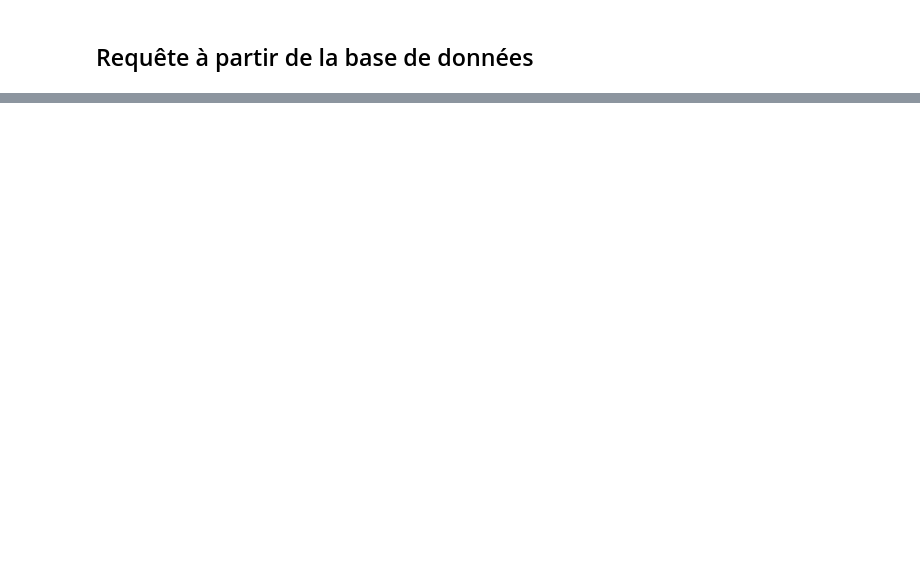
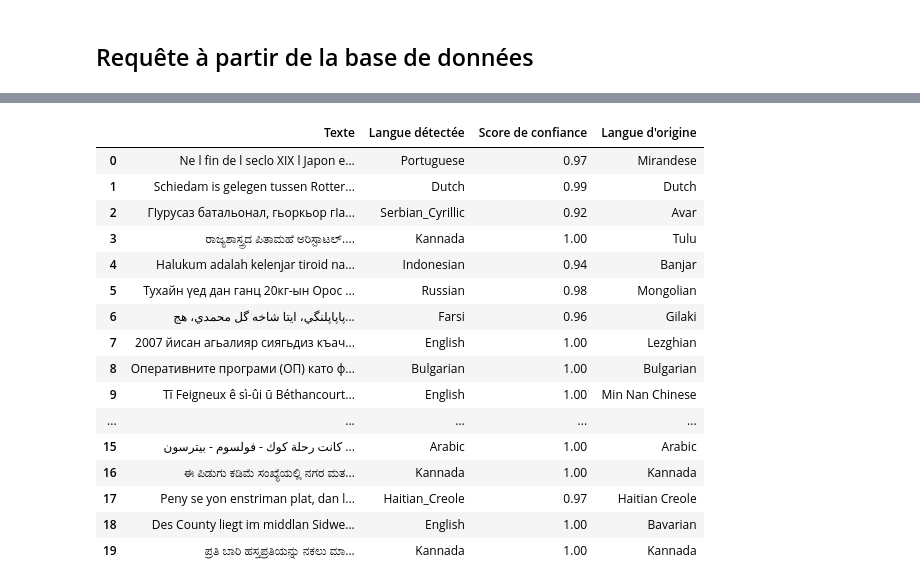
Before and after one commit to SanaeSaccomano/La-visite-commence-ici, a Jupyter notebook: A la découverte du métier/Notebook_Text_Analytics.ipynb, the cells around one changed output, grey strips where cells are left out. Saved outputs shown, nothing was run; the diff lists cells and outputs as text; code cells hidden in the pictures; blank space fills up the shorter version.

```diff
--- a/A la découverte du métier/Notebook_Text_Analytics.ipynb
+++ b/A la découverte du métier/Notebook_Text_Analytics.ipynb
@@ -195,0 +212,21 @@ df_detection_langue(client, texte)
+# %%
+resultat = pd.concat([df, x_text['label_english']], axis=1).rename(columns={"label_english": "Langue d'origine"})
+resultat.head(20)
+# %% [output]
+|  | Texte | Langue détectée | Score de confiance | Langue d'origine |
+| 0 | Ne l fin de l seclo XIX l Japon e... | Portuguese | 0.97 | Mirandese |
+| 1 | Schiedam is gelegen tussen Rotter... | Dutch | 0.99 | Dutch |
+| 2 | ГIурусаз батальонал, гьоркьор гIа... | Serbian_Cyrillic | 0.92 | Avar |
+| 3 | ರಾಜ್ಯಶಾಸ್ತ್ರದ ಪಿತಾಮಹೆ ಅರಿಸ್ಟಾಟಲ್.... | Kannada | 1.00 | Tulu |
+| 4 | Halukum adalah kelenjar tiroid na... | Indonesian | 0.94 | Banjar |
+| 5 | Тухайн үед дан ганц 20кг-ын Орос ... | Russian | 0.98 | Mongolian |
+| 6 | پاپاپلنگي، ايتا شاخه گل محمدي، هج... | Farsi | 0.96 | Gilaki |
+| 7 | 2007 йисан агьалияр сиягьдиз къач... | English | 1.00 | Lezghian |
+| 8 | Оперативните програми (ОП) като ф... | Bulgarian | 1.00 | Bulgarian |
+| 9 | Tī Feigneux ê sì-ûi ū Béthancourt... | English | 1.00 | Min Nan Chinese |
+| ... | ... | ... | ... | ... |
+| 15 | كانت رحلة كوك - فولسوم - بيترسون ... | Arabic | 1.00 | Arabic |
+| 16 | ಈ ಪಿಡುಗು ಕಡಿಮೆ ಸಂಖ್ಯೆಯಲ್ಲಿ ನಗರ ಮತ... | Kannada | 1.00 | Kannada |
+| 17 | Peny se yon enstriman plat, dan l... | Haitian_Creole | 0.97 | Haitian Creole |
+| 18 | Des County liegt im middlan Sidwe... | English | 1.00 | Bavarian |
+| 19 | ಪ್ರತಿ ಬಾರಿ ಹಸ್ತಪ್ರತಿಯನ್ನು ನಕಲು ಮಾ... | Kannada | 1.00 | Kannada |
```
Also changed, not shown: parts of 2 cells of this notebook.
